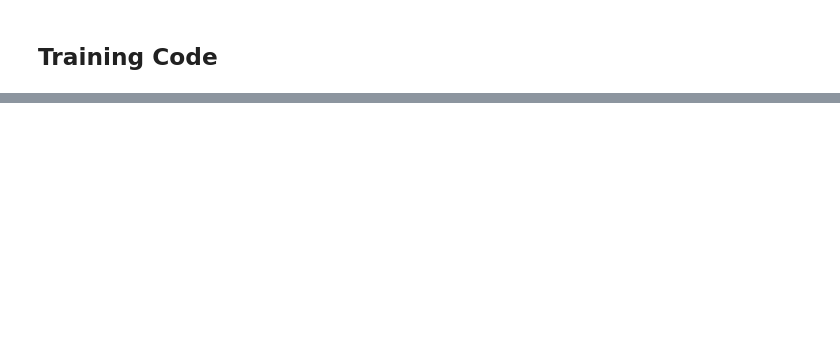
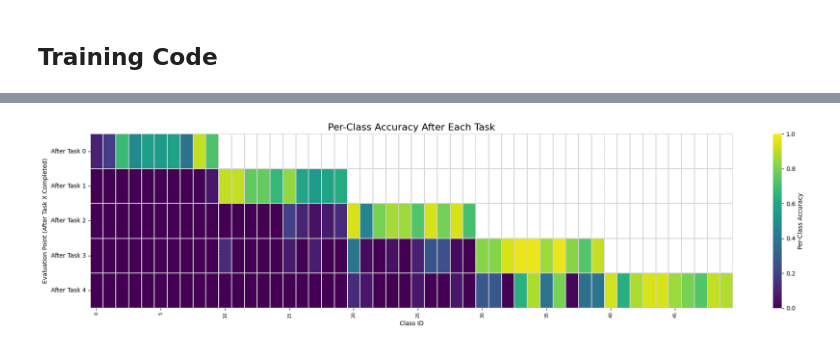
Before and after one commit to avelynkwong/fg-continual-learning, a Jupyter notebook: eda2_train_new_task.ipynb, the cells around one changed output, grey strips where cells are left out. Saved outputs shown, nothing was run; the diff lists cells and outputs as text; code cells hidden in the pictures; blank space fills up the shorter version.

```diff
--- a/eda2_train_new_task.ipynb
+++ b/eda2_train_new_task.ipynb
@@ -347,0 +778,9 @@ Epoch 11, Training Loss: 0.025, Validation Loss: 1.504
+# %%
+# the aircraft families
+accuracy_file_path = 'accuracies.txt'
+num_total_classes = 50
+num_classes_per_task = 10
+
+visualize_forgetting(accuracy_file_path, num_total_classes, num_classes_per_task)
+# %% [output]
+[figure, added]
```
Also changed, not shown: parts of 13 cells of this notebook.
